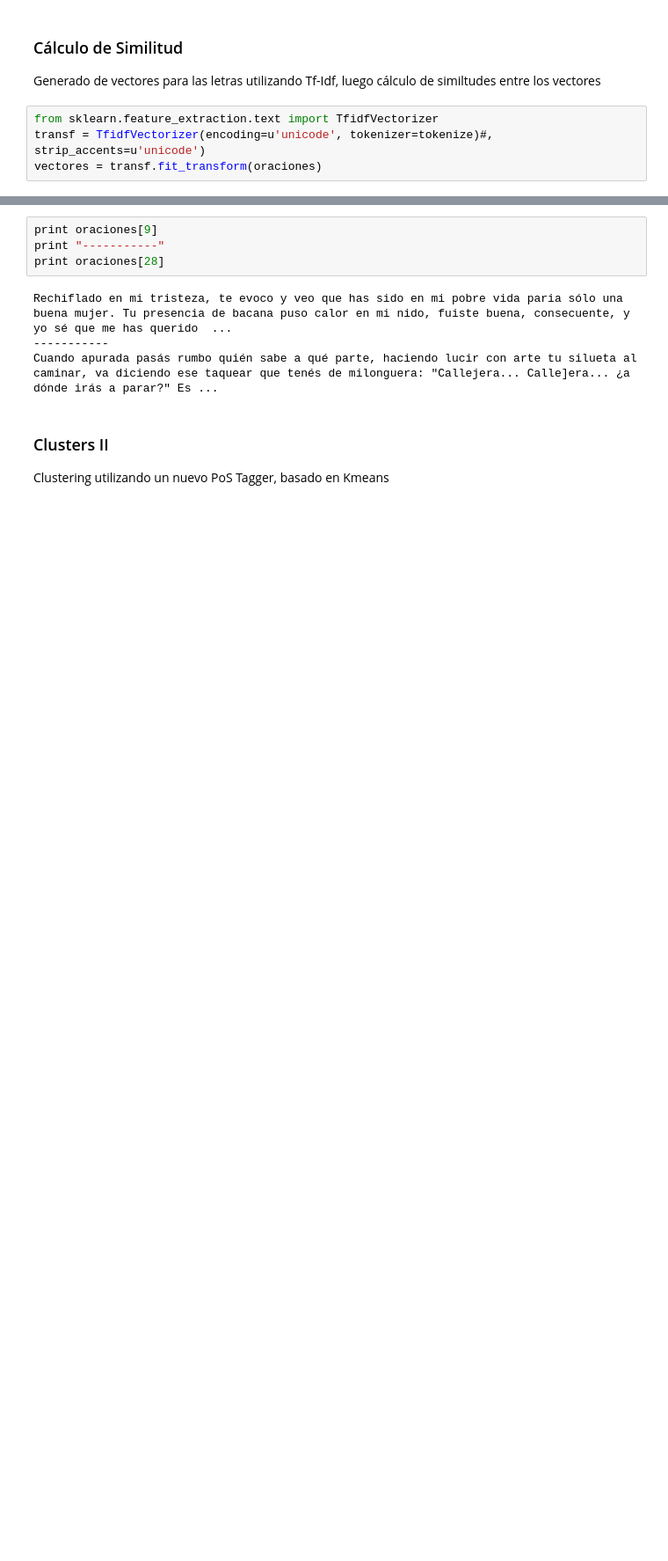
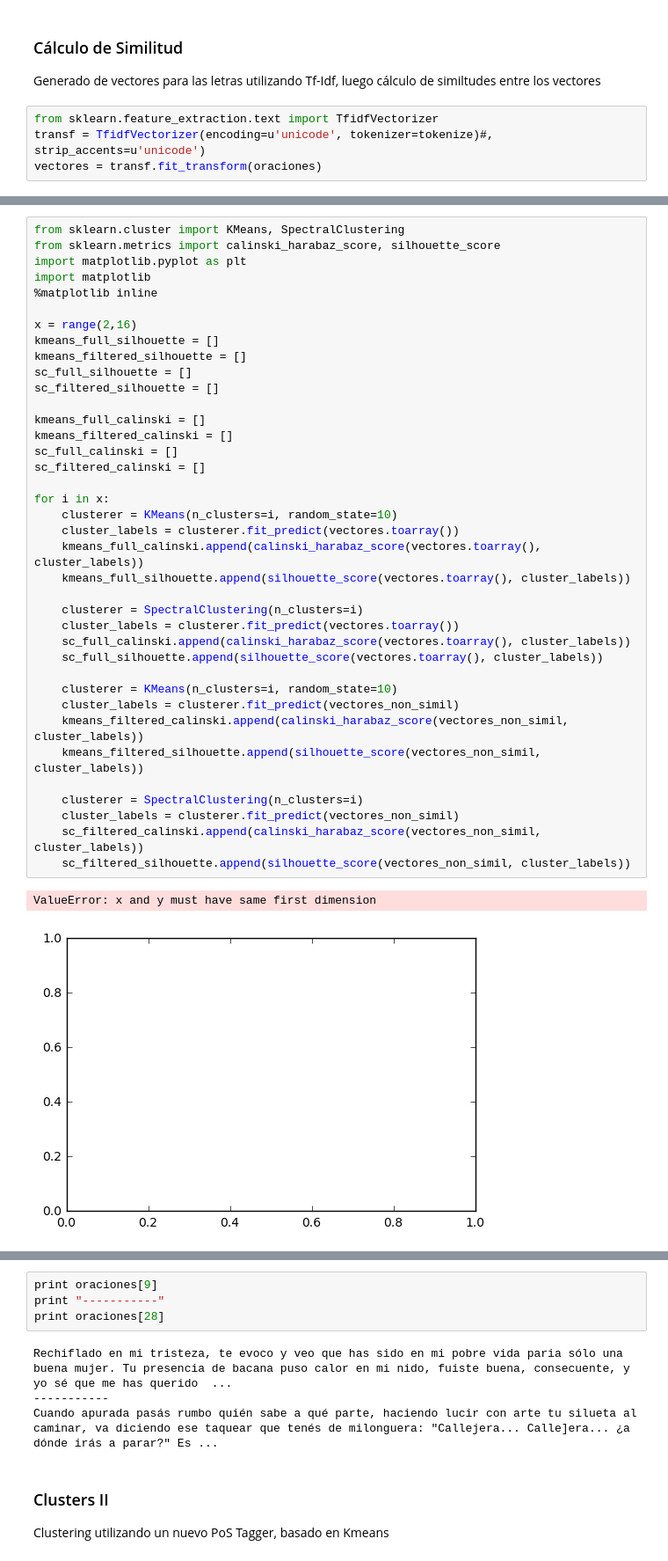
Before and after one commit to andrebola/tango-data, a Jupyter notebook: lyrics_similarity.ipynb, the cells around one changed output, grey strips where cells are left out. Shown at 88% size. Cells and saved outputs as stored; diff of their text form; blank space fills up the shorter version.

```diff
--- a/lyrics_similarity.ipynb
+++ b/lyrics_similarity.ipynb
@@ -146,0 +163,41 @@ imprimir_similares(vectores, v.argmax(axis=0), similitud)
+# %%
+from sklearn.cluster import KMeans, SpectralClustering
+from sklearn.metrics import calinski_harabaz_score, silhouette_score
+import matplotlib.pyplot as plt
+import matplotlib
+%matplotlib inline
+
+x = range(2,16)
+kmeans_full_silhouette = []
+kmeans_filtered_silhouette = []
+sc_full_silhouette = []
+sc_filtered_silhouette = []
+
+kmeans_full_calinski = []
+kmeans_filtered_calinski = []
+sc_full_calinski = []
+sc_filtered_calinski = []
+
+for i in x:
+    clusterer = KMeans(n_clusters=i, random_state=10)
+    cluster_labels = clusterer.fit_predict(vectores.toarray())
+    kmeans_full_calinski.append(calinski_harabaz_score(vectores.toarray(), cluster_labels))
+    kmeans_full_silhouette.append(silhouette_score(vectores.toarray(), cluster_labels))
+
+    clusterer = SpectralClustering(n_clusters=i)
+    cluster_labels = clusterer.fit_predict(vectores.toarray())
+    sc_full_calinski.append(calinski_harabaz_score(vectores.toarray(), cluster_labels))
+    sc_full_silhouette.append(silhouette_score(vectores.toarray(), cluster_labels))
+
+    clusterer = KMeans(n_clusters=i, random_state=10)
+    cluster_labels = clusterer.fit_predict(vectores_non_simil)
+    kmeans_filtered_calinski.append(calinski_harabaz_score(vectores_non_simil, cluster_labels))
+    kmeans_filtered_silhouette.append(silhouette_score(vectores_non_simil, cluster_labels))
+
+    clusterer = SpectralClustering(n_clusters=i)
+    cluster_labels = clusterer.fit_predict(vectores_non_simil)
+    sc_filtered_calinski.append(calinski_harabaz_score(vectores_non_simil, cluster_labels))
+    sc_filtered_silhouette.append(silhouette_score(vectores_non_simil, cluster_labels))
+# %% [output]
+ValueError: x and y must have same first dimension
+[figure, added]
```
Also changed, not shown: parts of 21 cells of this notebook, 8 other files.
